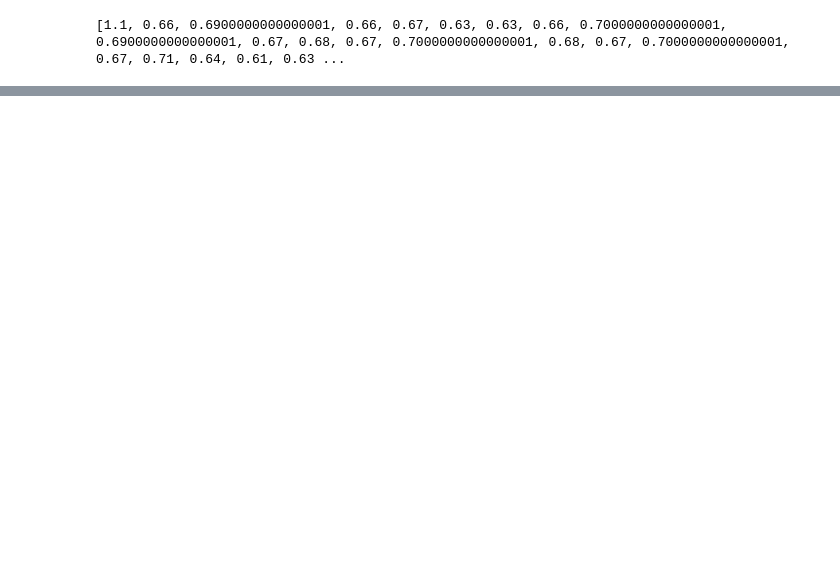
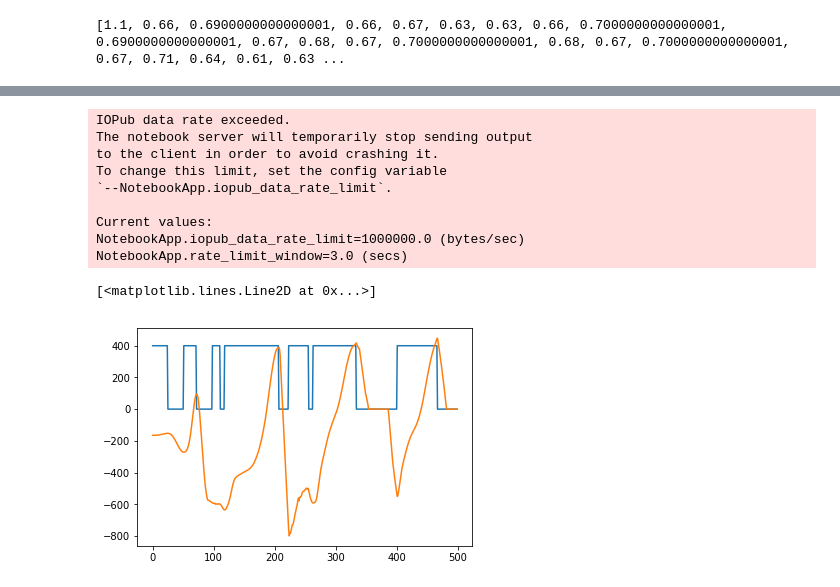
Before and after one commit to kjaw/Gait-in-Parkinson-s-Disease, a Jupyter notebook: main.ipynb, the cells around one changed output, grey strips where cells are left out. Drawn from its saved outputs; the diff is of its cells as text; code cells hidden in the pictures; blank space fills up the shorter version.

```diff
--- a/main.ipynb
+++ b/main.ipynb
@@ -241,0 +386,54 @@ def double_support_detection(file_name: pd.core.frame.DataFrame) -> Tuple[List[f
+# %%
+def count_zeros(position, signal):
+    zero_count = 0
+    print(position)
+    print(len(signal))
+    while signal[position]== 0:
+        zero_count += 1
+        position += 1
+    return position,zero_count
+# %%
+def remove_spikes_binarized_signal(binarized_y_COP_signal):
+
+    indices_of_value_0 = []
+    for idx, value in enumerate(binarized_y_COP_signal):
+        if value == 0:
+            indices_of_value_0.append(idx)
+#     print(indices_of_value_0)
+
+    # remove spikes -> if signal has spikes in value of 400 it means that this period of spikes should be whole as 400
+    for i in range(1,len(indices_of_value_0)):
+        if (indices_of_value_0[i] - indices_of_value_0[i-1])<20 and (indices_of_value_0[i] - indices_of_value_0[i-1])>1:
+            list_of_400 = [400 for j in range(indices_of_value_0[i-1],indices_of_value_0[i]+1)]
+#             print(list_of_400)
+            binarized_y_COP_signal[indices_of_value_0[i-1]:(indices_of_value_0[i]+1)]=list_of_400
+
+#     print(binarized_y_COP_signal)
+
+    binarized_signal_corrected = copy.deepcopy(binarized_y_COP_signal)
+    for j in range(1,len(binarized_signal_corrected)):
+        if binarized_signal_corrected[j-1]*binarized_signal_corrected[j] == 0:
+            position,zero_count = count_zeros(j,binarized_signal_corrected)
+#             print(position)
+            if zero_count < 10:
+#                 print(j)
+                list_of_400 = [400 for k in range(j,position+1)]
+                binarized_signal_corrected[j:position+1]=list_of_400
+
+    return binarized_y_COP_signal,binarized_signal_corrected
+# %%
+binarized_y_COP_signal,binarized_signal_corrected_1 = remove_spikes_binarized_signal(binarized_y_COP_left)
+plt.plot(binarized_y_COP_left[0:500])
+plt.plot(y_COP_left[0:500])
+# %% [output]
+IOPub data rate exceeded.
+The notebook server will temporarily stop sending output
+to the client in order to avoid crashing it.
+To change this limit, set the config variable
+`--NotebookApp.iopub_data_rate_limit`.
+
+Current values:
+NotebookApp.iopub_data_rate_limit=1000000.0 (bytes/sec)
+NotebookApp.rate_limit_window=3.0 (secs)
+[<matplotlib.lines.Line2D at 0x...>]
+[figure, added]
```
Also changed, not shown: parts of 29 cells of this notebook.
